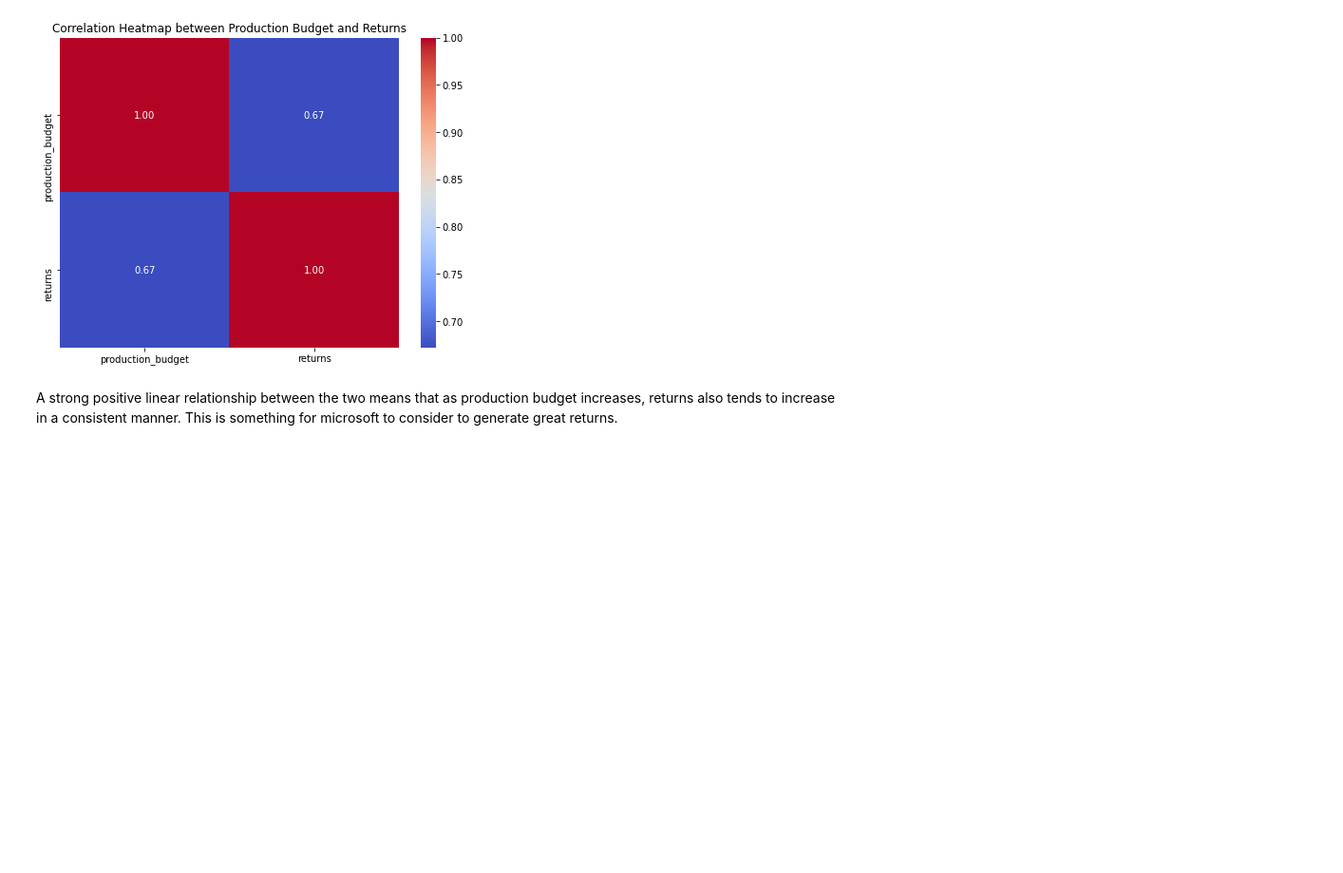
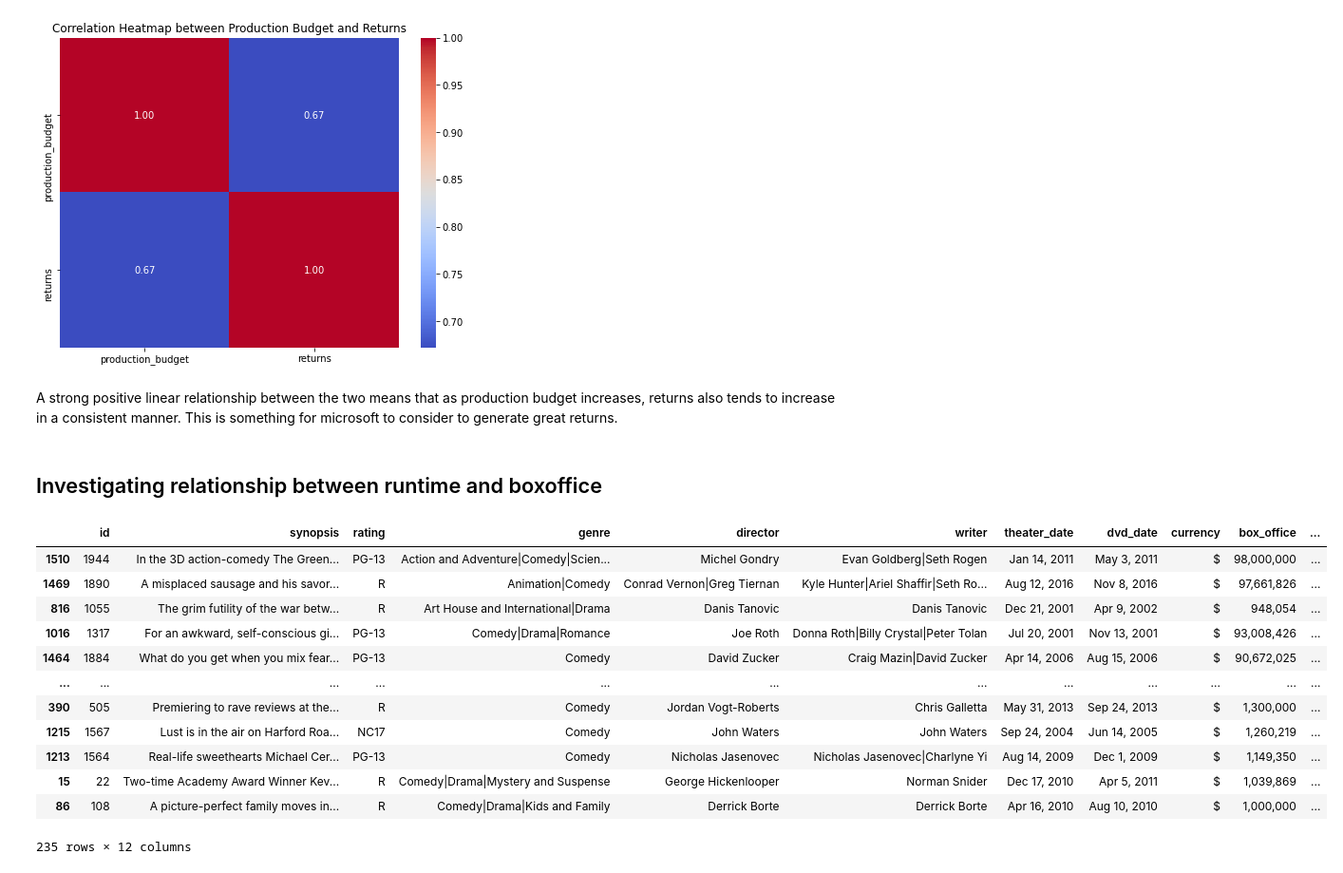
Before and after one commit to Firdosamohamed/dsc-phase-1-project--film-industry-analysis, a Jupyter notebook: student.ipynb, the cells around one changed output. Shown at 95% size. Cells and saved outputs as stored; diff of their text form; code cells hidden in the pictures; blank space fills up the shorter version.

```diff
--- a/student.ipynb
+++ b/student.ipynb
@@ -434,3 +450,22 @@ plt.show()
 # %% [markdown]
 A strong positive linear relationship between the two  means that as production budget increases, returns also tends to increase in a consistent manner.
 This is something for microsoft to consider to generate great returns.
+# %% [markdown]
+## Investigating relationship between runtime and boxoffice
+# %%
+movie_info_df.dropna(axis = 0, inplace=True)
+movie_info_df.sort_values(by='box_office', ascending= False)
+# %% [output]
+|  | id | synopsis | rating | genre | director | writer | theater_date | dvd_date | currency | box_office | ... |
+| 1510 | 1944 | In the 3D action-comedy The Green... | PG-13 | Action and Adventure|Comedy|Scien... | Michel Gondry | Evan Goldberg|Seth Rogen | Jan 14, 2011 | May 3, 2011 | $ | 98,000,000 | ... |
+| 1469 | 1890 | A misplaced sausage and his savor... | R | Animation|Comedy | Conrad Vernon|Greg Tiernan | Kyle Hunter|Ariel Shaffir|Seth Ro... | Aug 12, 2016 | Nov 8, 2016 | $ | 97,661,826 | ... |
+| 816 | 1055 | The grim futility of the war betw... | R | Art House and International|Drama | Danis Tanovic | Danis Tanovic | Dec 21, 2001 | Apr 9, 2002 | $ | 948,054 | ... |
+| 1016 | 1317 | For an awkward, self-conscious gi... | PG-13 | Comedy|Drama|Romance | Joe Roth | Donna Roth|Billy Crystal|Peter Tolan | Jul 20, 2001 | Nov 13, 2001 | $ | 93,008,426 | ... |
+| 1464 | 1884 | What do you get when you mix fear... | PG-13 | Comedy | David Zucker | Craig Mazin|David Zucker | Apr 14, 2006 | Aug 15, 2006 | $ | 90,672,025 | ... |
+| ... | ... | ... | ... | ... | ... | ... | ... | ... | ... | ... | ... |
+| 390 | 505 | Premiering to rave reviews at the... | R | Comedy | Jordan Vogt-Roberts | Chris Galletta | May 31, 2013 | Sep 24, 2013 | $ | 1,300,000 | ... |
+| 1215 | 1567 | Lust is in the air on Harford Roa... | NC17 | Comedy | John Waters | John Waters | Sep 24, 2004 | Jun 14, 2005 | $ | 1,260,219 | ... |
+| 1213 | 1564 | Real-life sweethearts Michael Cer... | PG-13 | Comedy | Nicholas Jasenovec | Nicholas Jasenovec|Charlyne Yi | Aug 14, 2009 | Dec 1, 2009 | $ | 1,149,350 | ... |
+| 15 | 22 | Two-time Academy Award Winner Kev... | R | Comedy|Drama|Mystery and Suspense | George Hickenlooper | Norman Snider | Dec 17, 2010 | Apr 5, 2011 | $ | 1,039,869 | ... |
+| 86 | 108 | A picture-perfect family moves in... | R | Comedy|Drama|Kids and Family | Derrick Borte | Derrick Borte | Apr 16, 2010 | Aug 10, 2010 | $ | 1,000,000 | ... |
+235 rows × 12 columns
```
Also changed, not shown: parts of 4 cells of this notebook.
